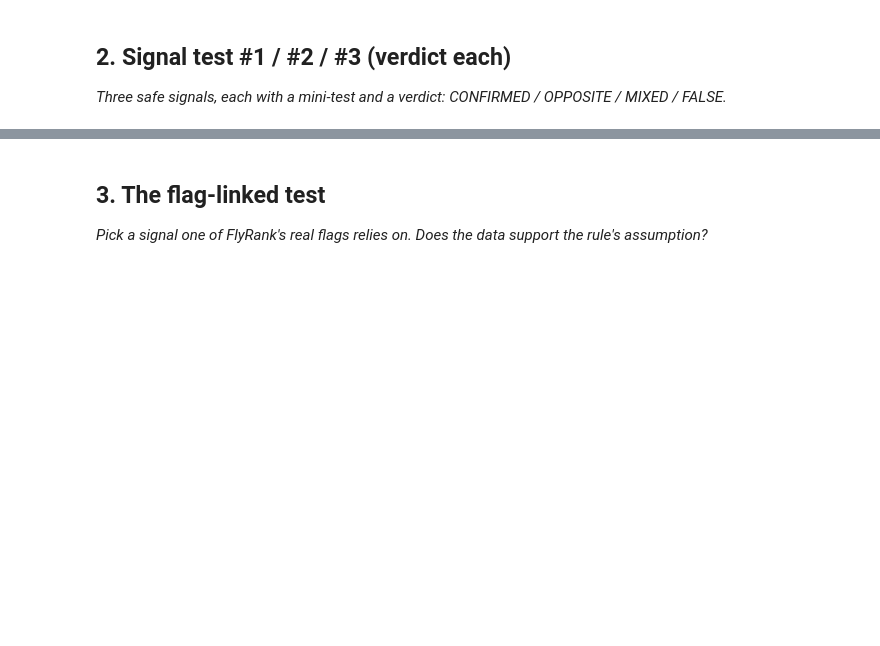
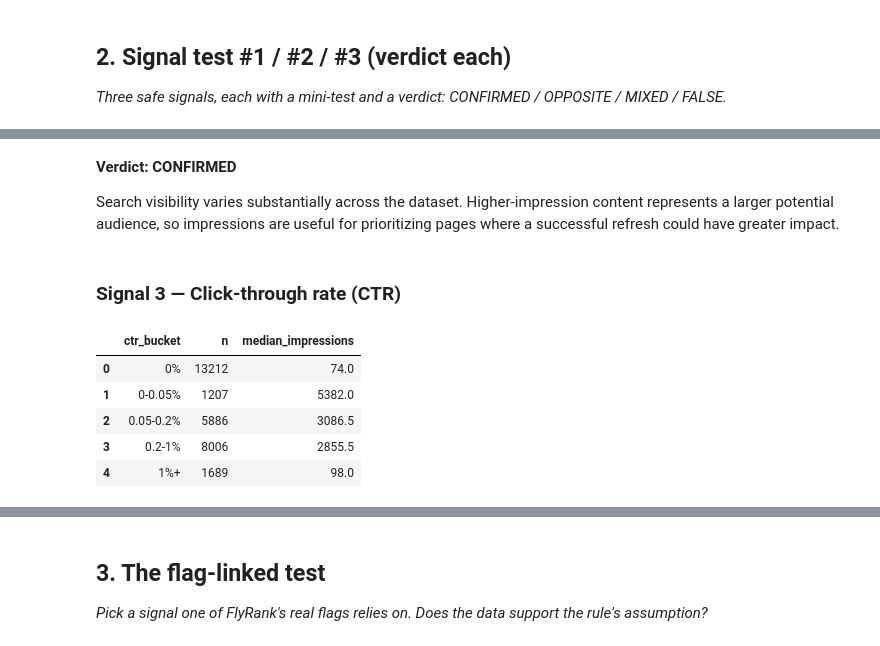
Before and after one commit to Priyaa1904/Flyrank-ML-Internship-Starter, a Jupyter notebook: work/notebooks/w04_signal_audit.ipynb, the cells around one changed output, grey strips where cells are left out. Cells and saved outputs as stored; diff of their text form; code cells hidden in the pictures; blank space fills up the shorter version.

```diff
--- a/work/notebooks/w04_signal_audit.ipynb
+++ b/work/notebooks/w04_signal_audit.ipynb
@@ -22,0 +164,38 @@ This skeleton is yours to fill. Work the sections **in order** — each one has
+# %% [markdown]
+**Verdict: CONFIRMED**
+
+Search visibility varies substantially across the dataset. Higher-impression content represents a larger potential audience, so impressions are useful for prioritizing pages where a successful refresh could have greater impact.
+# %% [markdown]
+### Signal 3 — Click-through rate (CTR)
+# %%
+# Signal Test #3 — CTR distribution
+
+df["ctr_bucket"] = pd.cut(
+    df["ctr"],
+    bins=[-np.inf, 0, 0.05, 0.2, 1, np.inf],
+    labels=[
+        "0%",
+        "0-0.05%",
+        "0.05-0.2%",
+        "0.2-1%",
+        "1%+"
+    ]
+)
+
+ctr_signal_test = (
+    df.groupby("ctr_bucket", observed=False)
+      .agg(
+          n=("content_id", "size"),
+          median_impressions=("impressions_90d", "median")
+      )
+      .reset_index()
+)
+
+ctr_signal_test
+# %% [output]
+|  | ctr_bucket | n | median_impressions |
+| 0 | 0% | 13212 | 74.0 |
+| 1 | 0-0.05% | 1207 | 5382.0 |
+| 2 | 0.05-0.2% | 5886 | 3086.5 |
+| 3 | 0.2-1% | 8006 | 2855.5 |
+| 4 | 1%+ | 1689 | 98.0 |
```
Also changed, not shown: parts of 19 cells of this notebook.
